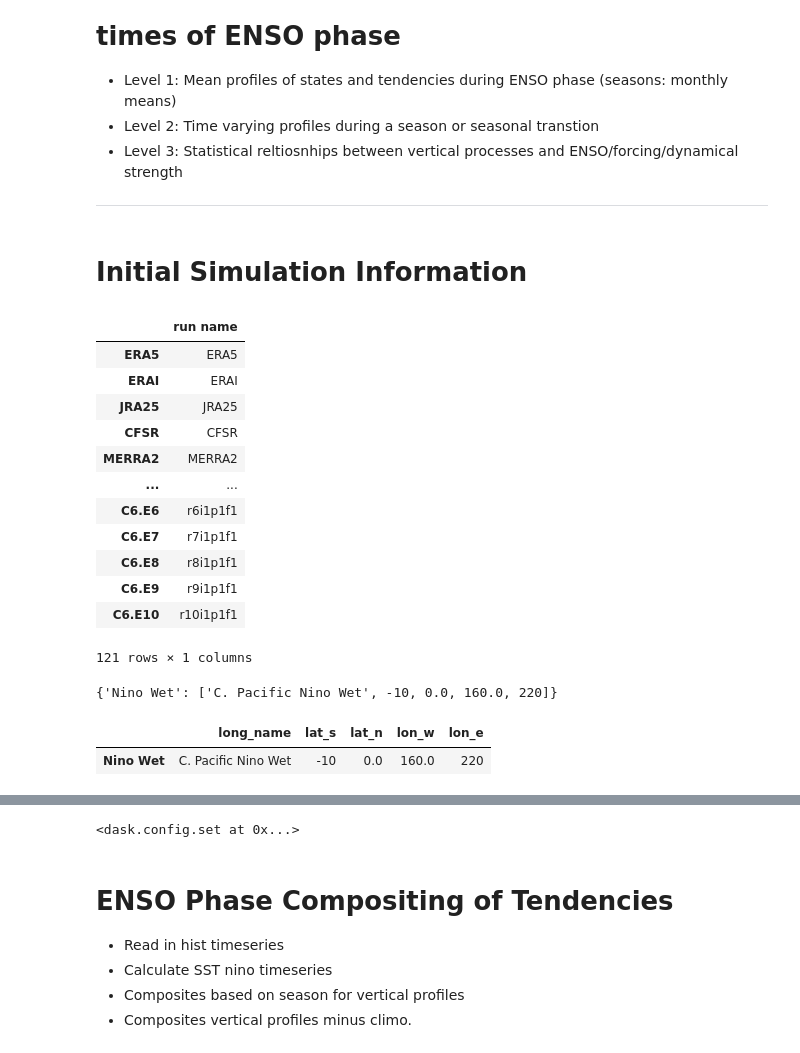
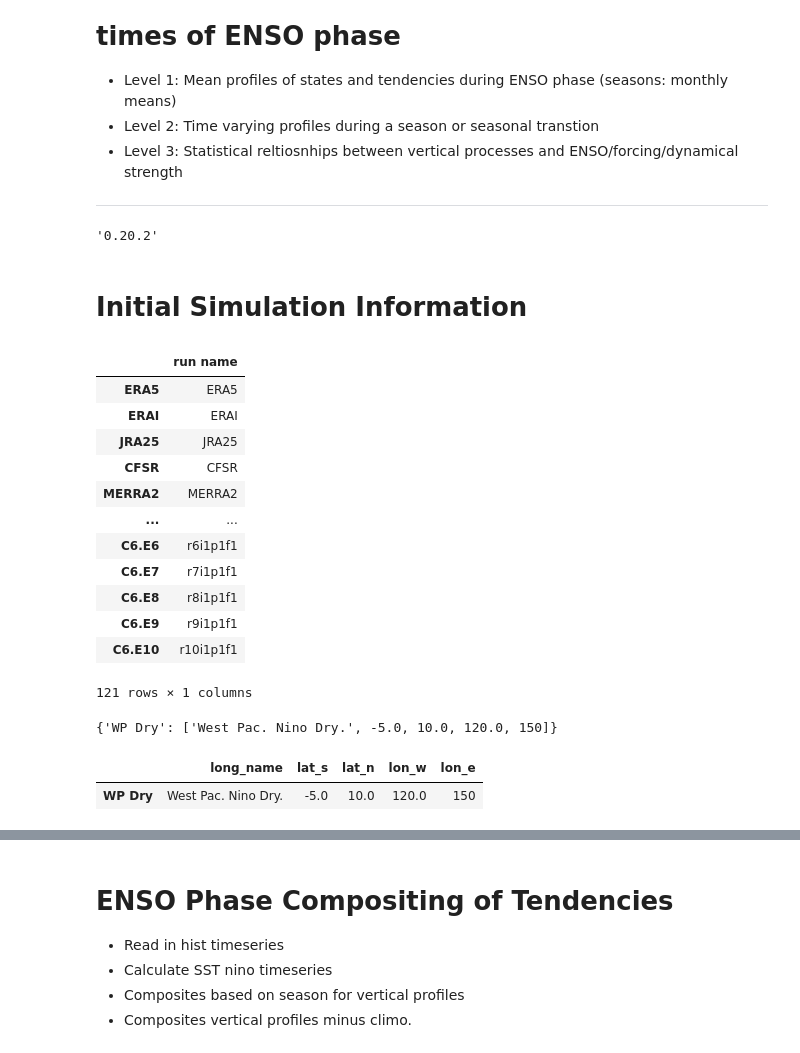
Before and after one commit to swrneale/python-scripts, a Jupyter notebook: vert_proc/mdtf_plot_column.ipynb, the cells around one changed output, grey strips where cells are left out. Drawn from its saved outputs; the diff is of its cells as text; code cells hidden in the pictures.

```diff
--- a/vert_proc/mdtf_plot_column.ipynb
+++ b/vert_proc/mdtf_plot_column.ipynb
@@ -22,6 +22,9 @@ import cartopy.crs as ccrs
 import pandas as pd
 import metpy as mpy
 import dask as ds
+xr.__version__
+# %% [output]
+'0.20.2'
 # %%
 ### To Import My Functions ###
 import vert_prof_func as mypy
@@ -42,9 +45,10 @@ case_desc = []
 
 ''' ##### REVERT EXPERIMENTS ##### '''
 
-pref_out = 'cam6_revert'
+pref_out = 'cam6_revert_test'
 #case_desc = np.array(['C6','C5','rC5now','rUW','rUWp','rMG1','rC5p','rC5pm','rZMc','rZMp','rpfrac','rCE2i']) ; pref_out = 'revert'
-case_desc = ['C6','rC5','rCE2i','rUW','rSB','rC5p','rM3','rclm4']
+#case_desc = ['rCE2i','rUW','rSB','rC5p','rM3','rclm4']
+#case_desc = ['rCE2i','rUW','rSB','rC5p','rM3','rclm4']
 #case_desc = ['rZMp','rpfrac']
 #case_desc = ['rTMS']
 #case_desc = ['rpremit']
@@ -52,7 +56,10 @@ case_desc = ['C6','rC5','rCE2i','rUW','rSB','rC5p','rM3','rclm4']
 #case_desc = ['rnohertz']
 #case_desc = ['rM3']
 
-#case_desc = ['C6','rC5','rCE2i','rC5p','rUW','rUWp','rZMp'] ; pref_out = 'revert_test'
+#case_desc = ['C6','rC5','rCE2i','rUW','rMG1','rC5p','rZMc','rZMp','rpfrac','rTMS','rGW']
+## Do not have. -- 'rZMc','rZmp','rpfrac','rTMS','rGW']
+case_desc = ['C6','rC5','rCE2i','rUW','rMG1','rC5p','rZMc','rZMp','rpfrac','rTMS','rGW']
+
 
 #case_desc = ['C6','rC5'] ; pref_out = 'test'
 
@@ -63,8 +70,8 @@ case_type = ['cam6_revert']*nrevert
 
 ''' ##### SETTINGS INCLUDING ENSEMBLES ###### '''
 
-#pref_out = 'lens1'
-#nens = 30
+#pref_out = 'lens1_test'
+#nens = 3
 
 #case_desc = ['CE1.E%01d'%(itt) for itt in range(1,nens+1)]
 #case_type  = ['lens1']*nens
@@ -82,8 +89,8 @@ case_type = ['cam6_revert']*nrevert
 #case_reanal = ['ERA5','ERAI','CFSR','MERRA2','JRA25']
 #type_reanal = ['reanal','reanal','reanal','reanal','reanal']
 
-#case_reanal = ['ERA5']
-#type_reanal = ['reanal']
+case_reanal = ['MERRA2']
+type_reanal = ['reanal']
 
 
 reanal_climo = True # Grab climo. values for mean, Nino and nina events for reanalysis only
@@ -92,15 +99,16 @@ reanal_climo = True # Grab climo. values for mean, Nino and nina events for rean
 #case_type = np.array(type_reanal)
 
 
-#case_desc = np.array(case_reanal+case_desc)
-#case_type = np.array(type_reanal+case_type)
+case_desc = np.array(case_desc+case_reanal)
+case_type = np.array(case_type+type_reanal)
 
 
 case_desc = np.array(case_desc)
 case_type = np.array(case_type)
 
 
-
+#case_desc = np.flip(case_desc)
+#case_type = np.flip(case_type)
 
 
 
@@ -137,8 +145,8 @@ ppmin = 50. ; ppmax = 1000.
 
 ''''' Variable description '''''
 
-var_cam = 'MPDT'
-ldiv = False # Calculate divergence from OMEGA if var_Cam = OMEGA
+var_cam = 'OMEGA'
+ldiv = True # Calculate divergence from OMEGA if var_Cam = OMEGA
 
 
 
@@ -179,14 +187,14 @@ reg_names = {}
 
 #### RBN Original Locations ####
 #reg_names['Nino Wet'] = ['C. Pacific Nino Wet',-10,0.,160.,210]  # Core of nino precip signal
-#reg_names['WP Dry']   = ['West Pac. Nino Dry.',-5.,10.,120.,150]  # Core of W. Pacific signal
+reg_names['WP Dry']   = ['West Pac. Nino Dry.',-5.,10.,120.,150]  # Core of W. Pacific signal
 #reg_names['Conv U']   = ['Convergence Min',25,50.,160,190]       # Core of RWS convergence min.
 #reg_names['CE Pac']   = ['East Pacific ITCZ',5,10.,220,270]       # Core of RWS convergence min.
 
 #### Anna Locations ####
 
 #reg_names['Nino Wet'] = ['C. Pacific Nino Wet',-10,0.,160.,220]  # Core of nino precip signal
-reg_names['WP Dry']   = ['West Pac. Nino Dry.',0.,15.,110.,150]  # Core of W. Pacific signal
+#reg_names['WP Dry']   = ['West Pac. Nino Dry.',0.,15.,110.,150]  # Core of W. Pacific signal
 #reg_names['Conv U']   = ['Convergence Min',25,40.,150,200]       # Core of RWS convergence min.
 
 
@@ -203,7 +211,7 @@ p_levs = np.arange(ppmin,ppmax,50.)
 
 
 
-_df#sim_names = cam_revert_list()
+#sim_names = cam_revert_list()
 #sim_names = cam_vres_list()
 #sim_names = mycase.cam_reanal_list()
 sim_names = mycase.mdtf_case_list()
@@ -233,36 +241,36 @@ nregions = reg_df.index.size
 xmin = var_df.loc[var_cam]['xmin'] ; xmax=var_df.loc[var_cam]['xmax']
 axmin = var_df.loc[var_cam]['axmin'] ; axmax=var_df.loc[var_cam]['axmax']
 vunits = var_df.loc[var_cam]['vunits']
 var_text = var_df.loc[var_cam]['long_name']
 var_pname = var_cam
 
 if ldiv and var_cam == 'OMEGA':
     var_pname = 'DIV'
     var_text = var_df.loc[var_pname]['long_name']
     vunits = var_df.loc[var_pname]['vunits']
     xmin = var_df.loc[var_pname]['xmin'] ; xmax=var_df.loc[var_pname]['xmax']
     axmin = var_df.loc[var_pname]['axmin'] ; axmax=var_df.loc[var_pname]['axmax']
 
 
 #%matplotlib inline
-ds.config.set({"array.slicing.split_large_chunks": True})
+#ds.config.set({"array.slicing.split_large_chunks": True})
 # %% [output]
 |  | run name |
 | ERA5 | ERA5 |
 | ERAI | ERAI |
 | JRA25 | JRA25 |
 | CFSR | CFSR |
 | MERRA2 | MERRA2 |
 | ... | ... |
 | C6.E6 | r6i1p1f1 |
 | C6.E7 | r7i1p1f1 |
 | C6.E8 | r8i1p1f1 |
 | C6.E9 | r9i1p1f1 |
 | C6.E10 | r10i1p1f1 |
 121 rows × 1 columns
-{'Nino Wet': ['C. Pacific Nino Wet', -10, 0.0, 160.0, 220]}
+{'WP Dry': ['West Pac. Nino Dry.', -5.0, 10.0, 120.0, 150]}
 |  | long_name | lat_s | lat_n | lon_w | lon_e |
-| Nino Wet | C. Pacific Nino Wet | -10 | 0.0 | 160.0 | 220 |
+| WP Dry | West Pac. Nino Dry. | -5.0 | 10.0 | 120.0 | 150 |
 |  | long_name | vscale | ovscale | xmin | xmax | axmin | axmax | vunits |
 | DTCOND | dT/dt Total | 8.640000e+04 | 1.000000 | -5.0000 | 5.0000 | -2.0000 | 2.0000 | K/day |
 | DCQ | dq/dt Total | 8.640000e+07 | 1.000000 | -4.0000 | 4.0000 | -4.0000 | 4.0000 | g/kg/day |
@@ -275,7 +283,6 @@ ds.config.set({"array.slicing.split_large_chunks": True})
 | T | Temperature | 1.000000e+00 | 1.000000 | -10.0000 | 10.0000 | -10.0000 | 10.0000 | K |
 | Q | Specific Humidity | 1.000000e+03 | 1000.000000 | 0.0000 | 20.0000 | -5.0000 | 5.0000 | g/kg |
 | U | Zonal Wind | 1.000000e+00 | 1.000000 | -60.0000 | 60.0000 | -10.0000 | 10.0000 | m/s |
-<dask.config.set at 0x...>
 # %% [markdown]
 # ENSO Phase Compositing of Tendencies
 - Read in hist timeseries
```
Also changed, not shown: parts of 1 cell of this notebook, 37 other files.
